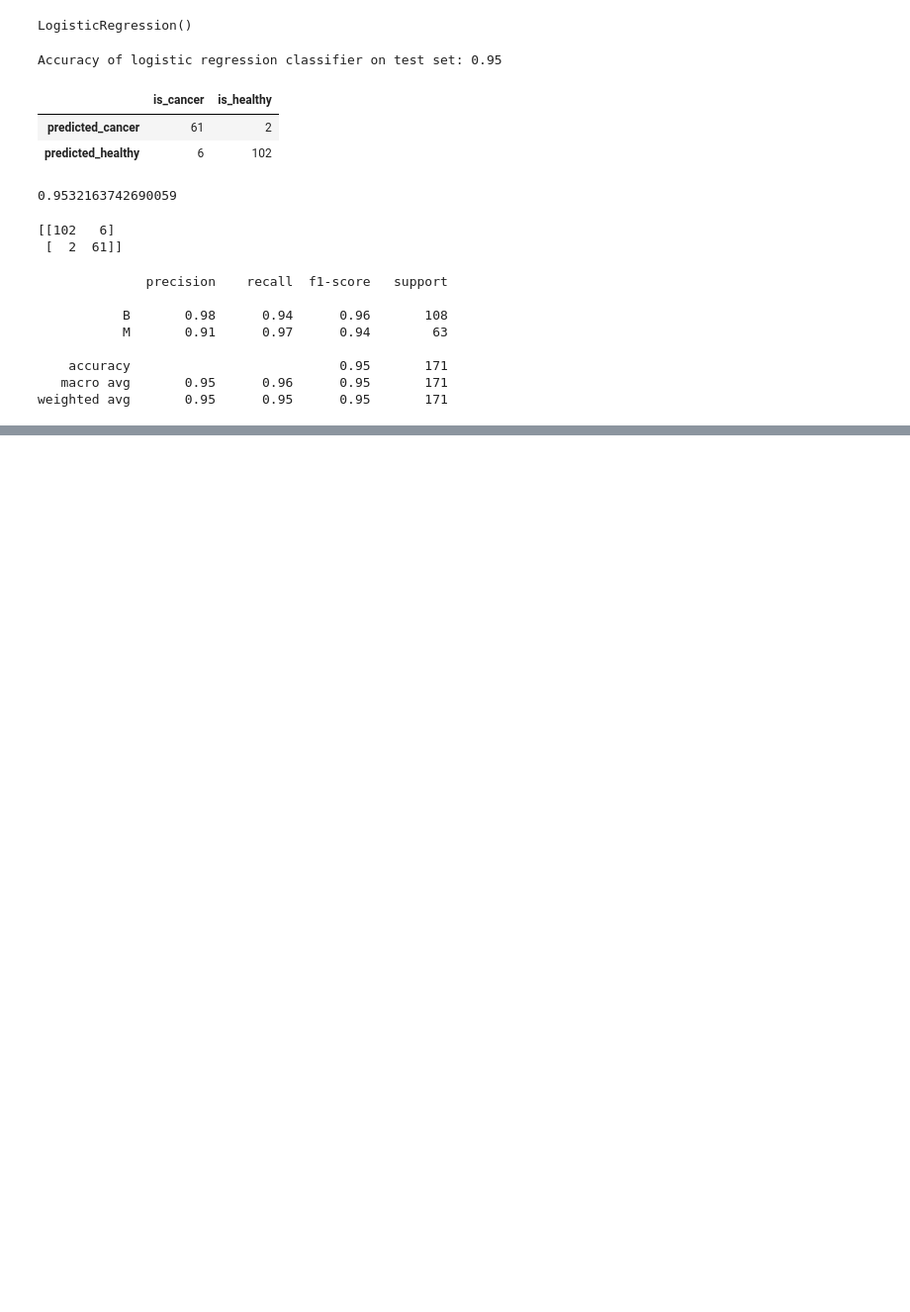
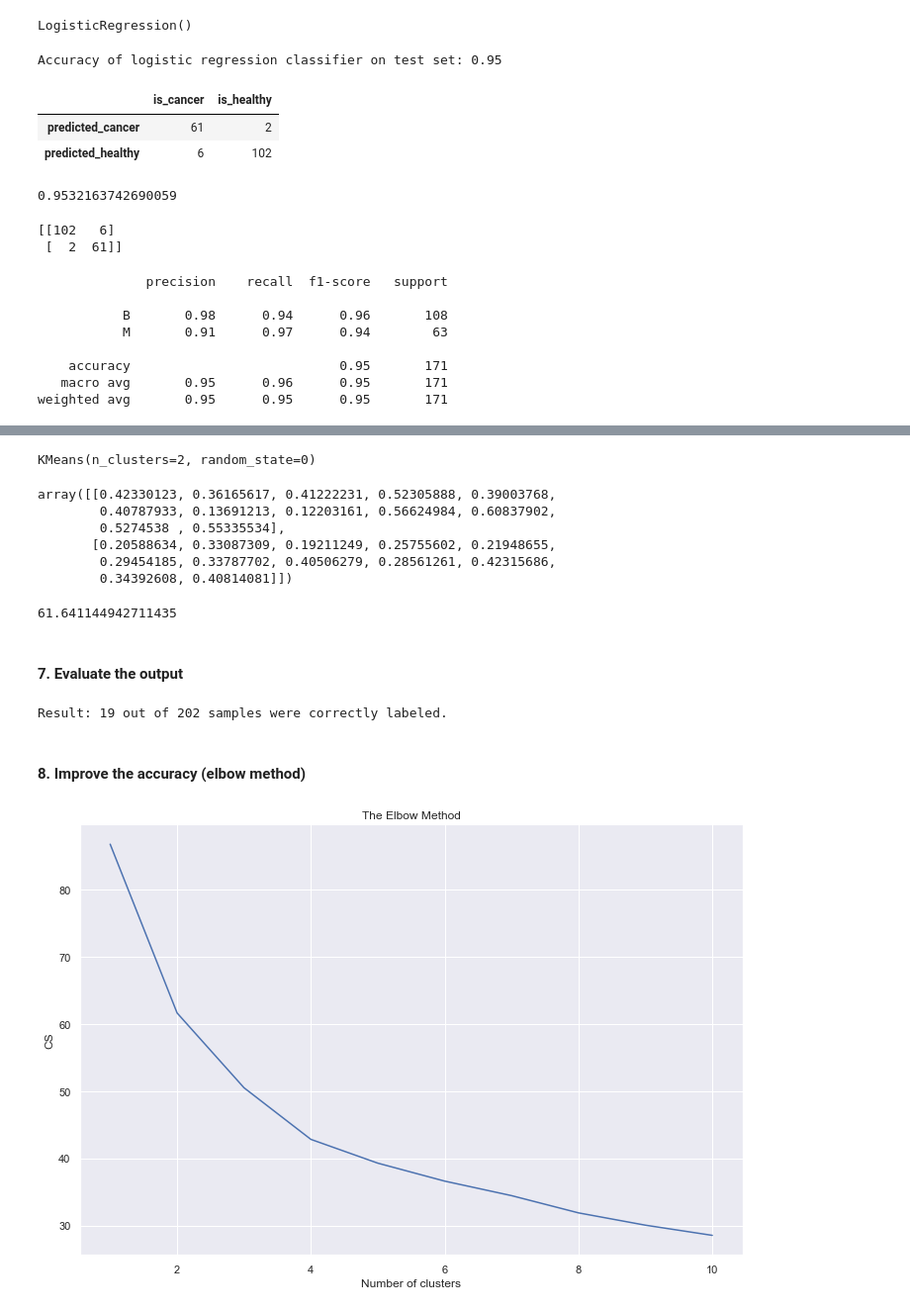
Before and after one commit to JavierConde1976/LSE_DA301_Week_2_Demonstrations, a Jupyter notebook: LSE_DA301_Week_2_Demonstrations.ipynb, the cells around one changed output, grey strips where cells are left out. Shown at 99% size. Saved outputs shown, nothing was run; the diff lists cells and outputs as text; code cells hidden in the pictures; blank space fills up the shorter version.

```diff
--- a/LSE_DA301_Week_2_Demonstrations.ipynb
+++ b/LSE_DA301_Week_2_Demonstrations.ipynb
@@ -2369,0 +2678,4 @@ weighted avg       0.95      0.95      0.95       171
+# %%
+# Define the target variable.
+X = df_ais
+y = df_ais['sport']
@@ -2369,0 +2748,17 @@ weighted avg       0.95      0.95      0.95       171
+# %%
+# Create a list with the column labels from X:
+x_cols = X.columns
+
+# Import the MinMaxScaler class.
+from sklearn.preprocessing import MinMaxScaler
+
+# Create the object from MinMaxScaler.
+ms = MinMaxScaler()
+# Modify X to scale values between 0 and 1.
+X = ms.fit_transform(X)
+# Set X as equal to a new DataFrame.
+X = pd.DataFrame(X, columns=[x_cols])
+
+# Check the contents of the modified DataFrame.
+X.head()
+# Check the difference between the previous and following outputs.
@@ -2369,0 +2774,56 @@ weighted avg       0.95      0.95      0.95       171
+# %%
+# Import the KMeans class.
+from sklearn.cluster import KMeans
+
+# Apply clustering and fit the model.
+kmeans = KMeans(n_clusters=2, random_state=0)
+
+kmeans.fit(X)
+# %% [output]
+KMeans(n_clusters=2, random_state=0)
+# %%
+# Determine centers of clusters.
+kmeans.cluster_centers_
+# %% [output]
+array([[0.42330123, 0.36165617, 0.41222231, 0.52305888, 0.39003768,
+        0.40787933, 0.13691213, 0.12203161, 0.56624984, 0.60837902,
+        0.5274538 , 0.55335534],
+       [0.20588634, 0.33087309, 0.19211249, 0.25755602, 0.21948655,
+        0.29454185, 0.33787702, 0.40506279, 0.28561261, 0.42315686,
+        0.34392608, 0.40814081]])
+# %%
+kmeans.inertia_
+# %% [output]
+61.641144942711435
+# %% [markdown]
+#### 7. Evaluate the output
+# %%
+# Evaluating our final values.
+labels = kmeans.labels_
+
+# Check how many of the samples were correctly labeled.
+correct_labels = sum(y == labels)
+
+print("Result: %d out of %d samples were correctly labeled." % (correct_labels, y.size))
+# Check to understand why this is a very weak classification.
+# %% [output]
+Result: 19 out of 202 samples were correctly labeled.
+# %% [markdown]
+#### 8. Improve the accuracy (elbow method)
+# %%
+# Apply an elbow chart to decide on the number of optimal clusters.
+cs = []
+for i in range(1, 11):
+    kmeans = KMeans(n_clusters = i, init = 'k-means++',
+                    max_iter = 300, n_init = 10, random_state = 0)
+    kmeans.fit(X)
+    cs.append(kmeans.inertia_)
+
+plt.plot(range(1, 11), cs)
+plt.title('The Elbow Method')
+plt.xlabel('Number of clusters')
+plt.ylabel('CS')
+plt.show()
+# From the following chart we can take the optimal number as 4.
+# %% [output]
+[figure, added]
```
Also changed, not shown: parts of 47 cells of this notebook.
